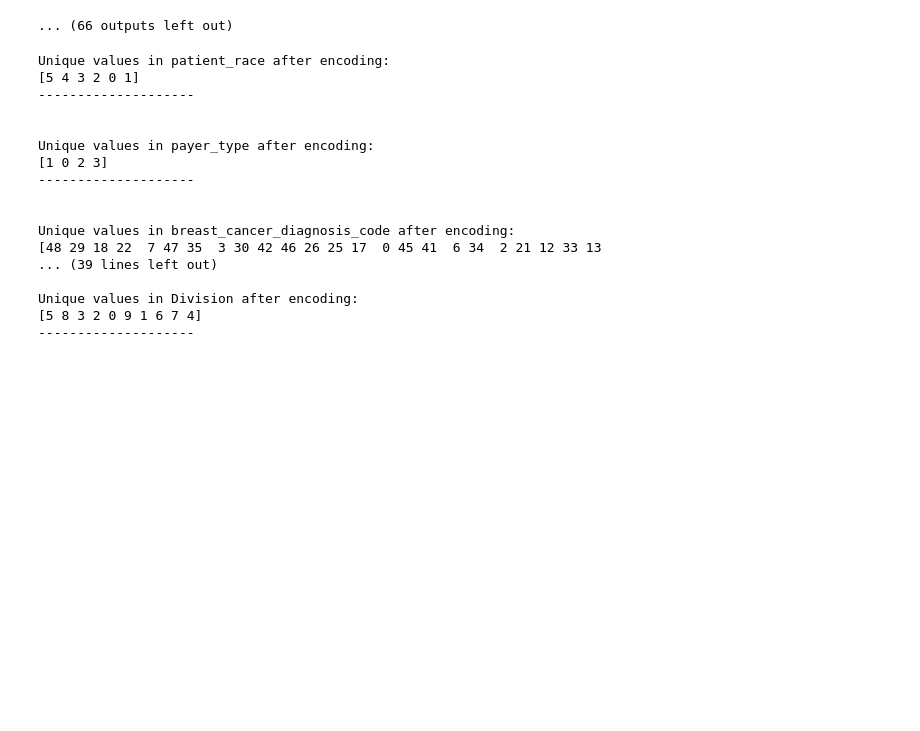
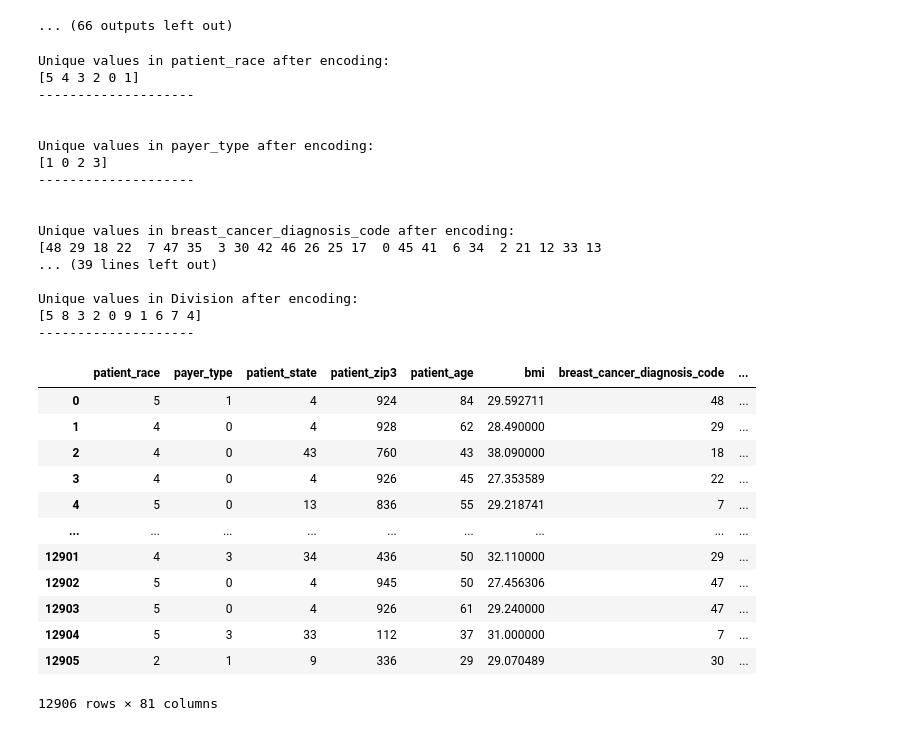
Before and after one commit to Rateesh-Sabde/WiDS-Datathon-Challenge-1, a Jupyter notebook: WiDS datathon 2024.ipynb, the cells around one changed output. Saved outputs shown, nothing was run; the diff lists cells and outputs as text; code cells hidden in the pictures; blank space fills up the shorter version.

```diff
--- a/WiDS datathon 2024.ipynb
+++ b/WiDS datathon 2024.ipynb
@@ -310,26 +310,41 @@ categorical_features = ['patient_race', 'payer_type','breast_cancer_diagnosis_co
 for col in categorical_features:
     train_data[col] = label_encoder.fit_transform(train_data[col])
     test_data[col] = label_encoder.fit_transform(test_data[col])
-# %%
-for col in categorical_features:
-    print(f"\nUnique values in {col} after encoding:")
-    print(train_data[col].unique())
-    print("--------------------\n")
-# %% [output]
-Unique values in patient_race after encoding:
-[5 4 3 2 0 1]
---------------------
-
-
-Unique values in payer_type after encoding:
-[1 0 2 3]
---------------------
-
-
-Unique values in breast_cancer_diagnosis_code after encoding:
-[48 29 18 22  7 47 35  3 30 42 46 26 25 17  0 45 41  6 34  2 21 12 33 13
-... (39 lines left out)
-
-Unique values in Division after encoding:
-[5 8 3 2 0 9 1 6 7 4]
---------------------
+# %%
+for col in categorical_features:
+    print(f"\nUnique values in {col} after encoding:")
+    print(train_data[col].unique())
+    print("--------------------\n")
+#train_data = pd.get_dummies(train_data, columns = ['DiagPeriodL90D'], dtype=int)
+display(train_data)
+# %% [output]
+Unique values in patient_race after encoding:
+[5 4 3 2 0 1]
+--------------------
+
+
+Unique values in payer_type after encoding:
+[1 0 2 3]
+--------------------
+
+
+Unique values in breast_cancer_diagnosis_code after encoding:
+[48 29 18 22  7 47 35  3 30 42 46 26 25 17  0 45 41  6 34  2 21 12 33 13
+... (39 lines left out)
+
+Unique values in Division after encoding:
+[5 8 3 2 0 9 1 6 7 4]
+--------------------
+|  | patient_race | payer_type | patient_state | patient_zip3 | patient_age | bmi | breast_cancer_diagnosis_code | ... |
+| 0 | 5 | 1 | 4 | 924 | 84 | 29.592711 | 48 | ... |
+| 1 | 4 | 0 | 4 | 928 | 62 | 28.490000 | 29 | ... |
+| 2 | 4 | 0 | 43 | 760 | 43 | 38.090000 | 18 | ... |
+| 3 | 4 | 0 | 4 | 926 | 45 | 27.353589 | 22 | ... |
+| 4 | 5 | 0 | 13 | 836 | 55 | 29.218741 | 7 | ... |
+| ... | ... | ... | ... | ... | ... | ... | ... | ... |
+| 12901 | 4 | 3 | 34 | 436 | 50 | 32.110000 | 29 | ... |
+| 12902 | 5 | 0 | 4 | 945 | 50 | 27.456306 | 47 | ... |
+| 12903 | 5 | 0 | 4 | 926 | 61 | 29.240000 | 47 | ... |
+| 12904 | 5 | 3 | 33 | 112 | 37 | 31.000000 | 7 | ... |
+| 12905 | 2 | 1 | 9 | 336 | 29 | 29.070489 | 30 | ... |
+12906 rows × 81 columns
```
Also changed, not shown: parts of 28 cells of this notebook.
